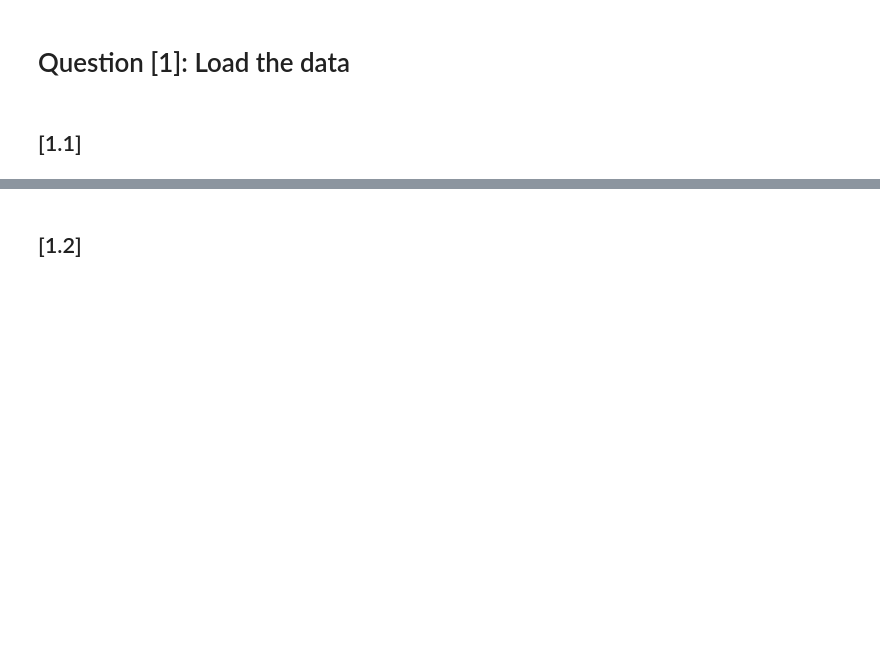
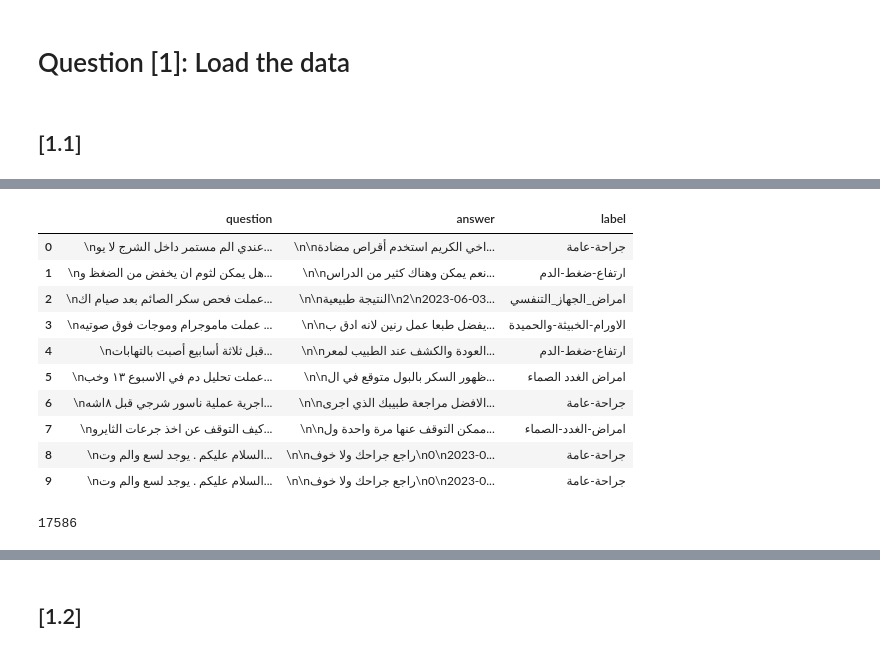
Before and after one commit to abdhashas/nlp_homework, a Jupyter notebook: NLP_HOMEWORK_1_BY_[your_name].ipynb, the cells around one changed output, grey strips where cells are left out. Drawn from its saved outputs; the diff is of its cells as text; code cells hidden in the pictures; blank space fills up the shorter version.

```diff
--- a/NLP_HOMEWORK_1_BY_[your_name].ipynb
+++ b/NLP_HOMEWORK_1_BY_[your_name].ipynb
@@ -54,3 +70,19 @@ validation_data = pd.read_csv(validation_file_path)
 # %%
-# test_data.head(10)
+test_data.head(10)
+# %% [output]
+|  | question | answer | label |
+| 0 | \nعندي الم مستمر داخل الشرج لا يو... | \n\nاخي الكريم استخدم أقراص مضادة... | جراحة-عامة |
+| 1 | \nهل يمكن لثوم ان يخفض من الضغظ و... | \n\nنعم يمكن وهناك كثير من الدراس... | ارتفاع-ضغط-الدم |
+| 2 | \nعملت فحص سكر الصائم بعد صيام اك... | \n\nالنتيجة طبيعية\n2\n2023-06-03... | امراض_الجهاز_التنفسي |
+| 3 | \nعملت ماموجرام وموجات فوق صوتيه ... | \n\nيفضل طبعا عمل رنين لانه ادق ب... | الاورام-الخبيثة-والحميدة |
+| 4 | \nقبل ثلاثة أسابيع أصبت بالتهابات... | \n\nالعودة والكشف عند الطبيب لمعر... | ارتفاع-ضغط-الدم |
+| 5 | \nعملت تحليل دم في الاسبوع ١٣ وخب... | \n\nظهور السكر بالبول متوقع في ال... | امراض الغدد الصماء |
+| 6 | \nاجرية عملية ناسور شرجي قبل ٨اشه... | \n\nالافضل مراجعة طبيبك الذي اجرى... | جراحة-عامة |
+| 7 | \nكيف التوقف عن اخذ جرعات الثايرو... | \n\nممكن التوقف عنها مرة واحدة ول... | امراض-الغدد-الصماء |
+| 8 | \nالسلام عليكم . يوجد لسع والم وت... | \n\nراجع جراحك ولا خوف\n0\n2023-0... | جراحة-عامة |
+| 9 | \nالسلام عليكم . يوجد لسع والم وت... | \n\nراجع جراحك ولا خوف\n0\n2023-0... | جراحة-عامة |
+# %%
+len(test_data)
+# %% [output]
+17586
 # %%
```
Also changed, not shown: parts of 9 cells of this notebook.
